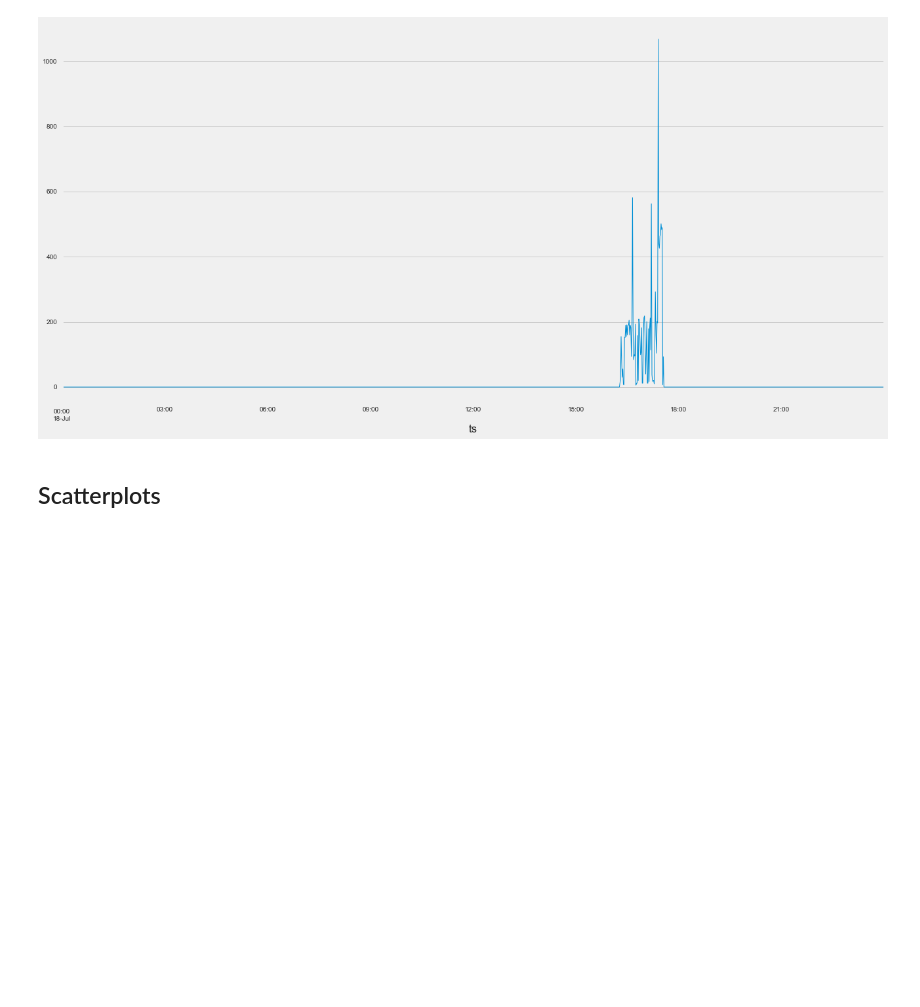
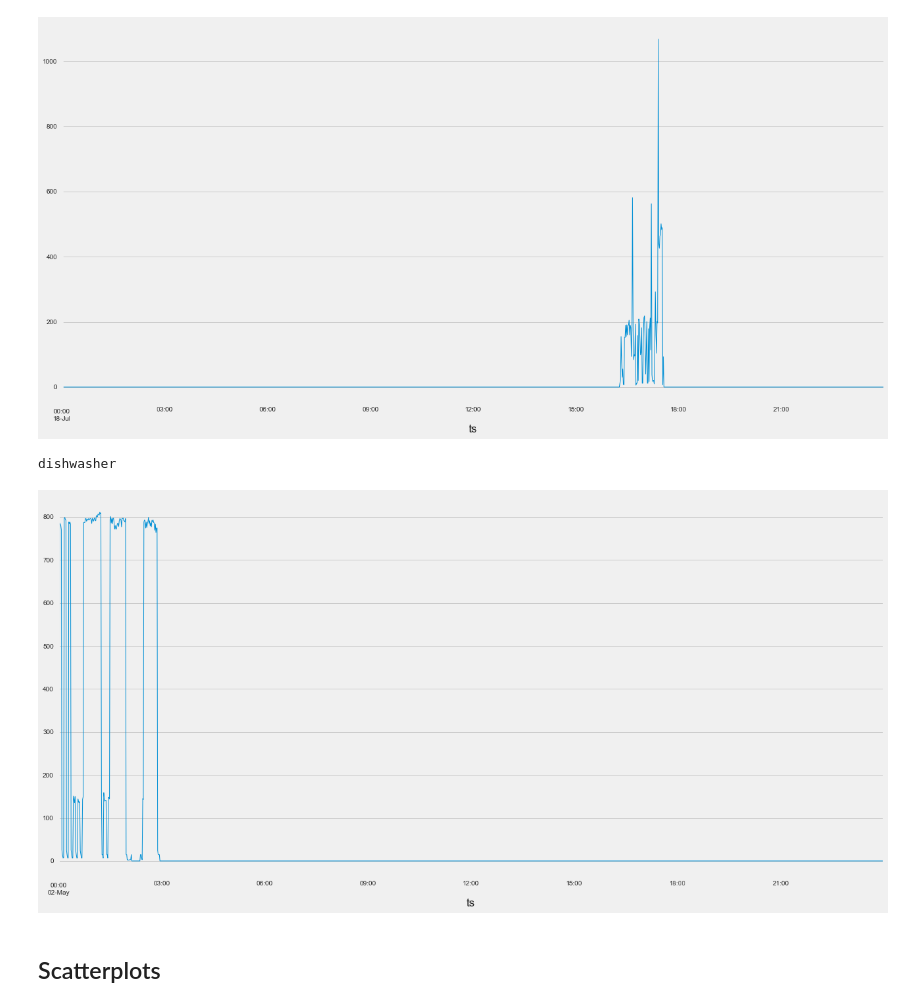
Before and after one commit to enmyj/gafp, a Jupyter notebook: elec_exploratory.ipynb, the cells around one changed output. Saved outputs shown, nothing was run; the diff lists cells and outputs as text; code cells hidden in the pictures; blank space fills up the shorter version.

```diff
--- a/elec_exploratory.ipynb
+++ b/elec_exploratory.ipynb
@@ -174,4 +174,12 @@ washer
 # need a better way for filtering out values that are basically 0
+# %%
+lbl = 'dishwasher'
+mask = (df.index.week==18)&(df.index.year==2013)&(df.index.day==2)
+print(lbl)
+df[lbl][mask].plot(linewidth=1,figsize=(20,10));
+# %% [output]
+dishwasher
+[figure, added]
 # %% [markdown]
 ## Scatterplots
 # %%
```
Also changed, not shown: parts of 6 cells of this notebook.
